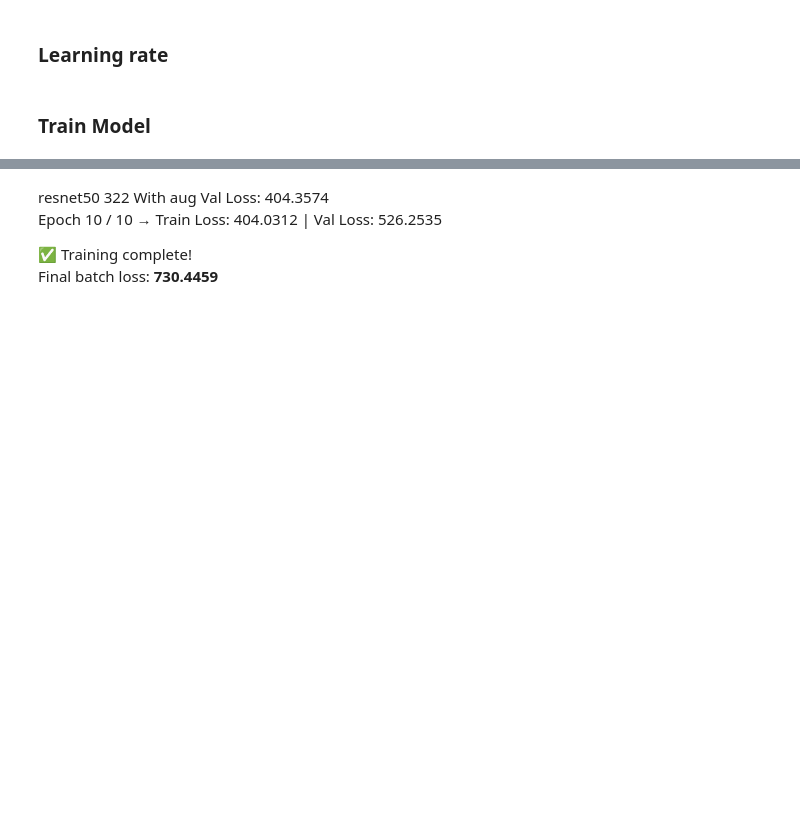
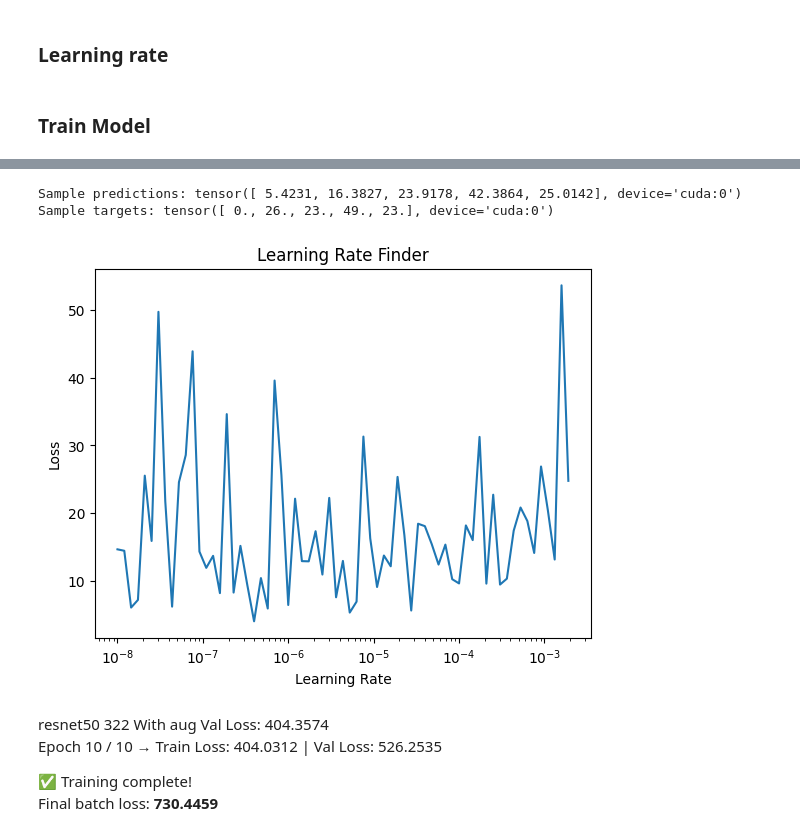
Before and after one commit to Voxoff/kaggle-biomass, a Jupyter notebook: biomass.ipynb, the cells around one changed output, grey strips where cells are left out. Drawn from its saved outputs; the diff is of its cells as text; code cells hidden in the pictures; blank space fills up the shorter version.

```diff
--- a/biomass.ipynb
+++ b/biomass.ipynb
@@ -195,2 +62,5 @@ optimizer = torch.optim.Adam(model.parameters(), lr=0.0007)
+# %%
+device = torch.device('cuda' if torch.cuda.is_available() else 'cpu')
+model = MultiTaskModel().to(device)
 # %% [markdown]
 ### Feature Engineering
@@ -330,0 +145,34 @@ print(f'Training complete!')
+# %%
+def combined_biomass_loss(biomass_pred, biomass_true):
+    weights = torch.tensor([0.1, 0.1, 0.1, 0.5, 0.2], device=biomass_pred.device)
+
+    smooth_l1 = nn.SmoothL1Loss(reduction='none')
+    mse = nn.MSELoss(reduction='none')
+
+    smooth_l1_loss = smooth_l1(biomass_pred, biomass_true)
+    mse_loss = mse(biomass_pred, biomass_true)
+
+    # Combine: 50% SmoothL1, 50% MSE
+    combined = 0.5 * smooth_l1_loss + 0.5 * mse_loss
+    weighted_loss = (combined * weights).mean()
+
+    return weighted_loss
+# %%
+def weighted_r2_score(preds, targets):
+    weights = torch.tensor([0.1, 0.1, 0.1, 0.5, 0.2], device=preds.device)
+    # Order: Dry_Clover_g, Dry_Dead_g, Dry_Green_g, Dry_Total_g, GDM_g
+
+    # Flatten to treat all samples together
+    preds_flat = preds.reshape(-1, 5)
+    targets_flat = targets.reshape(-1, 5)
+
+    # Compute weighted mean
+    w_expanded = weights.unsqueeze(0).expand_as(targets_flat)
+    weighted_mean = (targets_flat * w_expanded).sum() / w_expanded.sum()
+
+    # SS_res and SS_tot
+    ss_res = ((targets_flat - preds_flat) ** 2 * w_expanded).sum()
+    ss_tot = ((targets_flat - weighted_mean) ** 2 * w_expanded).sum()
+
+    r2 = 1 - (ss_res / ss_tot)
+    return r2.item()
@@ -330,0 +188,6 @@ print(f'Training complete!')
+# %%
+# k-fold
+from sklearn.model_selection import KFold
+
+kfold = KFold(n_splits=4, shuffle=True, random_state=4)
+splits = kfold.split(dataset_df)
@@ -331,3 +285,9 @@ print(f'Training complete!')
+# %%
+lrs, losses = find_lr(model, train_loader, optimizer, device)
+# %% [output]
+Sample predictions: tensor([ 5.4231, 16.3827, 23.9178, 42.3864, 25.0142], device='cuda:0')
+Sample targets: tensor([ 0., 26., 23., 49., 23.], device='cuda:0')
+[figure, added]
 # %% [markdown]
 resnet50 322
 With aug Val Loss: 404.3574
```
Also changed, not shown: parts of 30 cells of this notebook, 3 other files.
